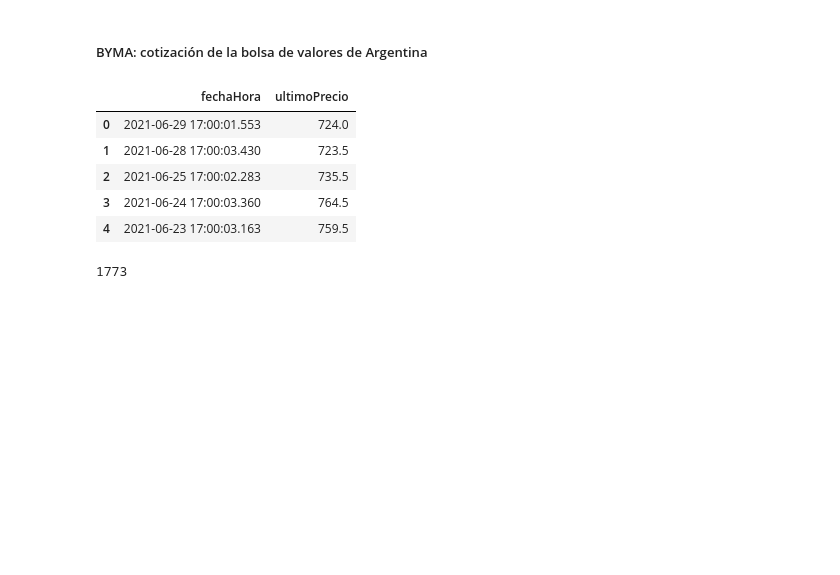
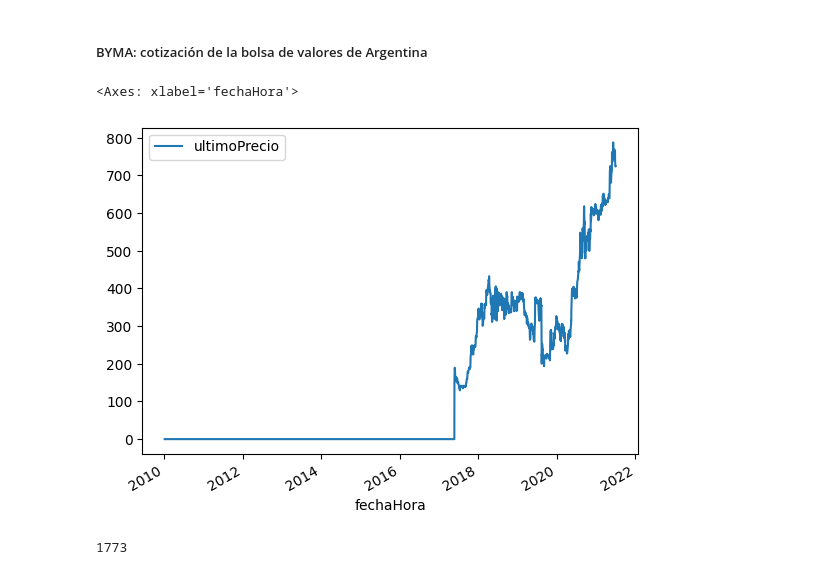
Before and after one commit to marianataglio/seriestemporales, a Jupyter notebook: ej_1.ipynb, the cells around one changed output. Drawn from its saved outputs; the diff is of its cells as text; code cells hidden in the pictures; blank space fills up the shorter version.

```diff
--- a/ej_1.ipynb
+++ b/ej_1.ipynb
@@ -42,12 +56,8 @@ byma.fechaHora = pd.to_datetime(byma.fechaHora, infer_datetime_format=True)
 # %%
-byma.head()
+byma.plot()
 # %% [output]
-|  | fechaHora | ultimoPrecio |
-| 0 | 2021-06-29 17:00:01.553 | 724.0 |
-| 1 | 2021-06-28 17:00:03.430 | 723.5 |
-| 2 | 2021-06-25 17:00:02.283 | 735.5 |
-| 3 | 2021-06-24 17:00:03.360 | 764.5 |
-| 4 | 2021-06-23 17:00:03.163 | 759.5 |
+<Axes: xlabel='fechaHora'>
+[figure, added]
 # %%
 num_zeros = (byma.ultimoPrecio == 0.0).sum().sum()
 num_zeros
```
Also changed, not shown: parts of 13 cells of this notebook.
